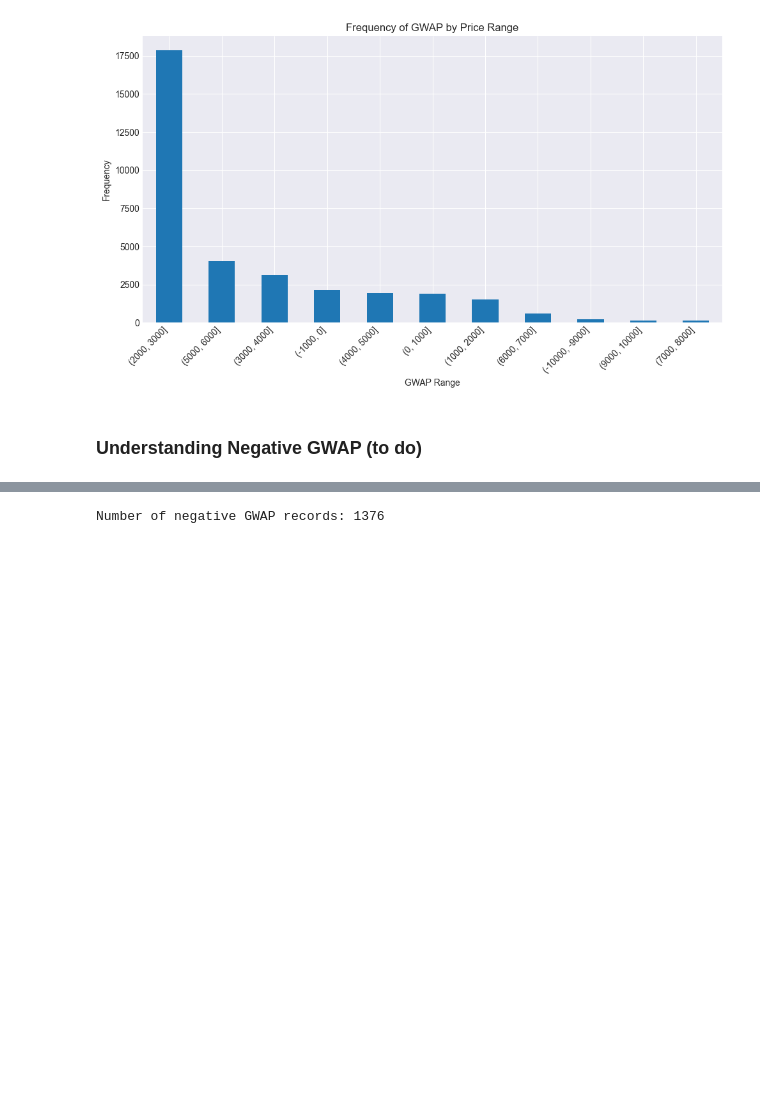
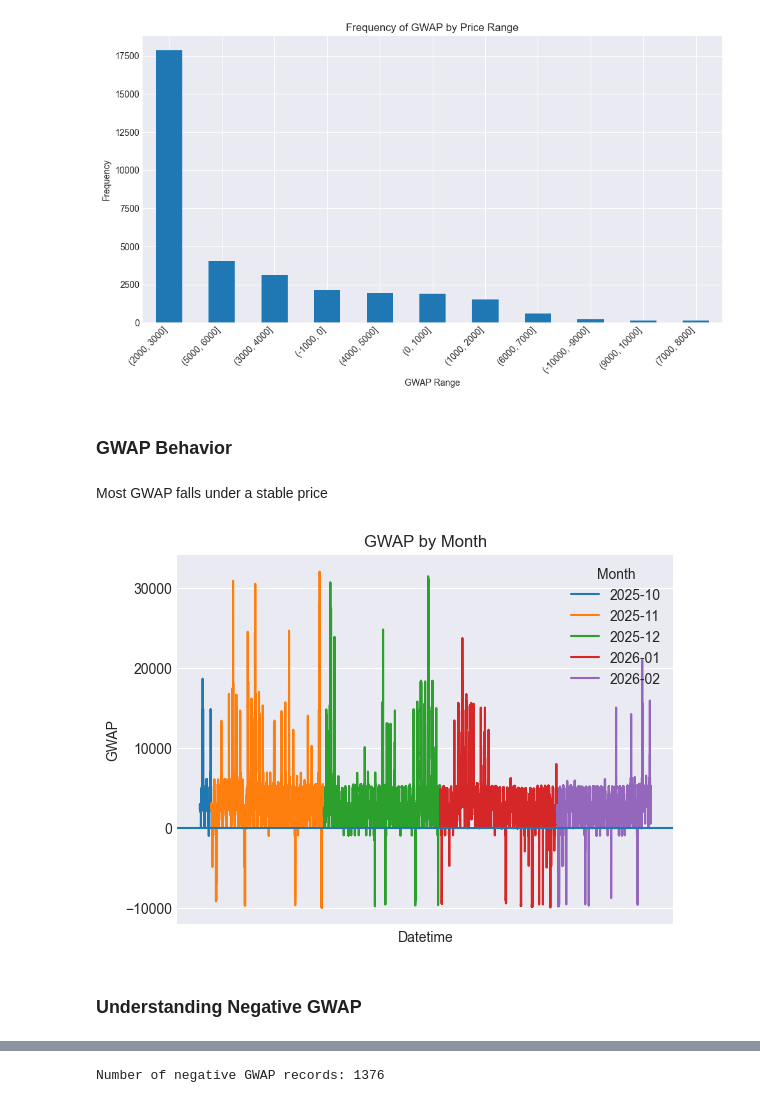
Before and after one commit to haniellejermayn/wesm-price-prediction, a Jupyter notebook: 02_EDA.ipynb, the cells around one changed output, grey strips where cells are left out. Drawn from its saved outputs; the diff is of its cells as text; code cells hidden in the pictures; blank space fills up the shorter version.

Commit message:
ongoing: gwap spikes

```diff
--- a/02_EDA.ipynb
+++ b/02_EDA.ipynb
@@ -215,5 +215,30 @@ plt.tight_layout()
 plt.show()
 # %% [output]
 [figure]
+# %% [markdown]
+### GWAP Behavior
+# %% [markdown]
+Most GWAP falls under a stable price
+# %%
+df["month_year"] = df["datetime"].dt.to_period("M").astype(str)
+
+plt.figure()
+
+for month, g in df.groupby("month_year"):
+    plt.plot(
+        g["datetime"],
+        g["GWAP"],
+        label=month
+    )
+
+plt.axhline(0)
+plt.xlabel("Datetime")
+plt.xticks([])
+plt.ylabel("GWAP")
+plt.title("GWAP by Month")
+plt.legend(title="Month")
+plt.show()
+# %% [output]
+[figure, added]
 # %% [markdown]
-### Understanding Negative GWAP (to do)
+### Understanding Negative GWAP
```
Also changed, not shown: parts of 21 cells of this notebook.
